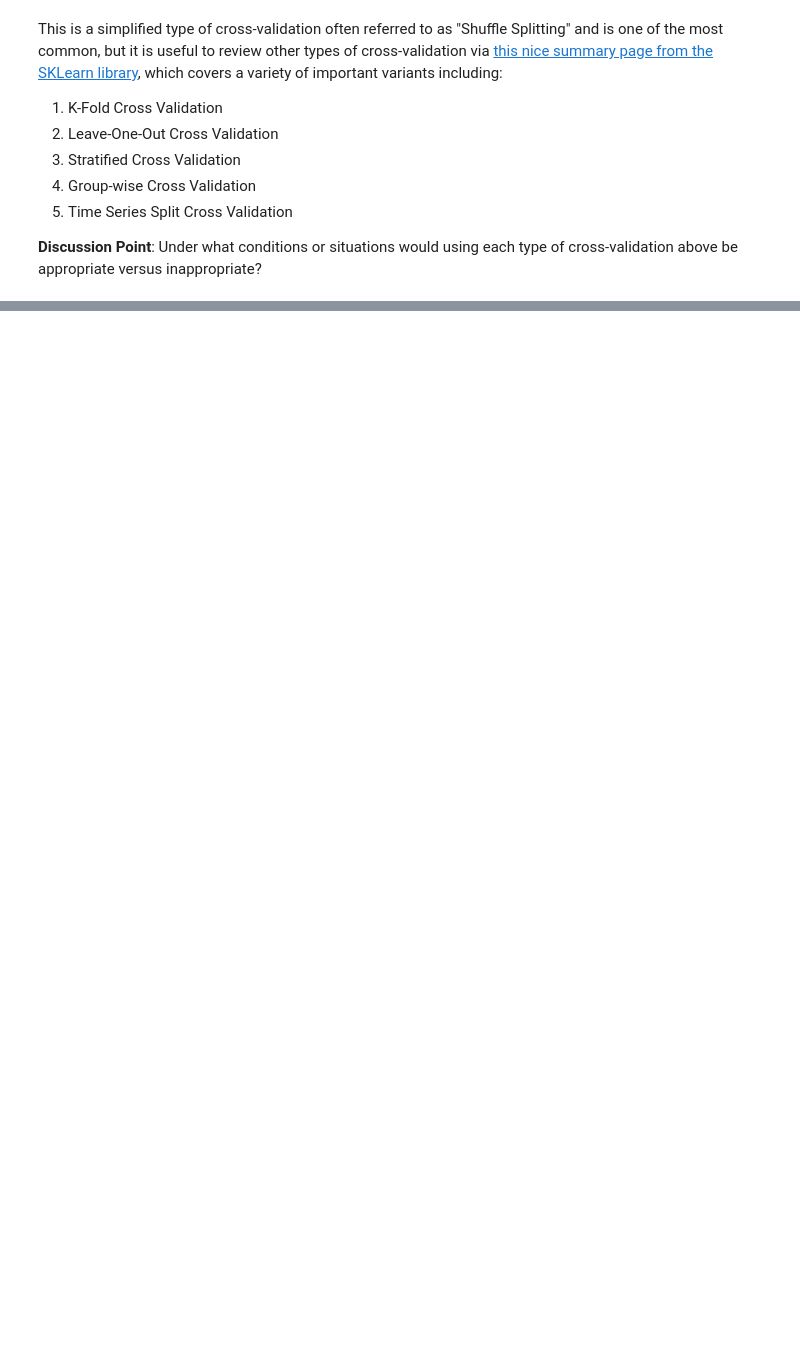
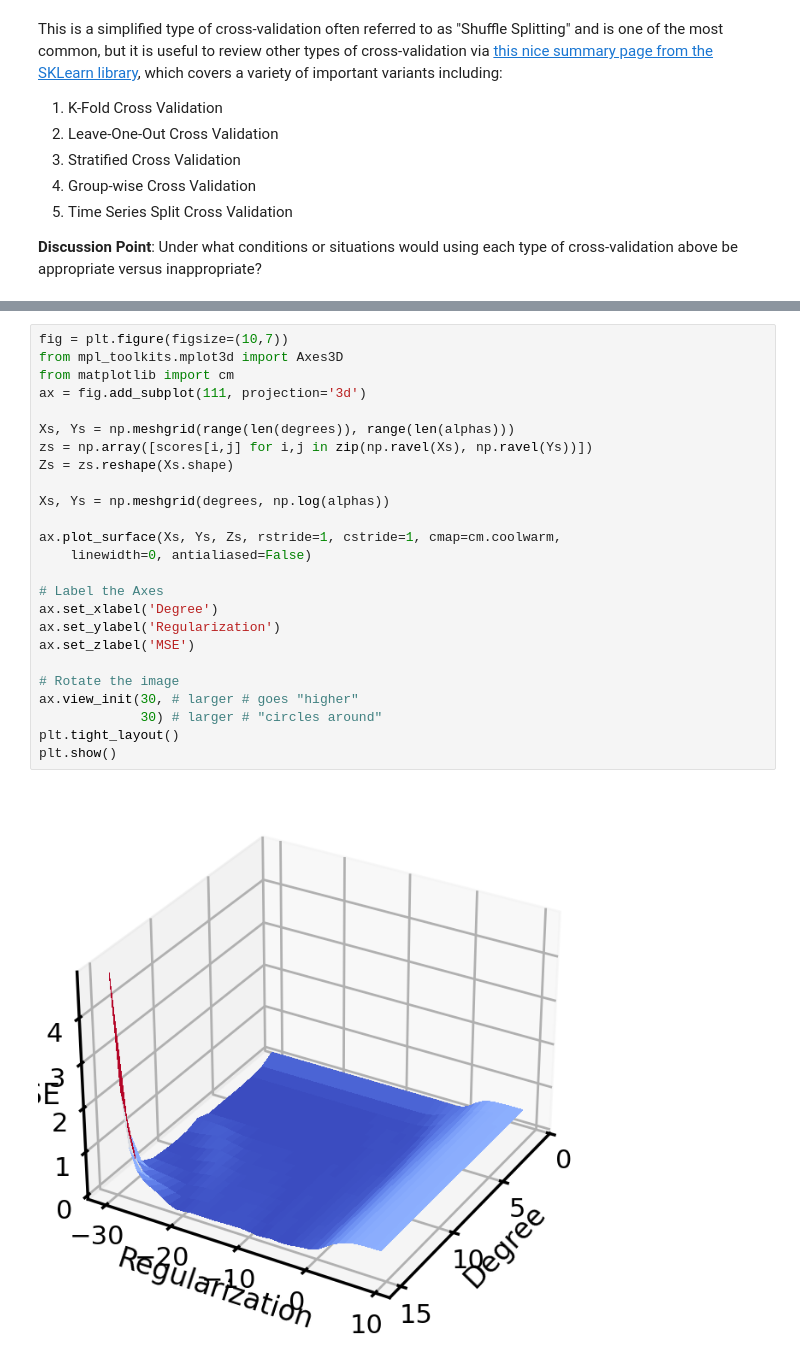
Before and after one commit to zui125/ML4ME_Textbook, a Jupyter notebook: notebooks/cross_validation_linear_regression.ipynb, the cells around one changed output, grey strips where cells are left out. Drawn from its saved outputs; the diff is of its cells as text; blank space fills up the shorter version.

```diff
--- a/notebooks/cross_validation_linear_regression.ipynb
+++ b/notebooks/cross_validation_linear_regression.ipynb
@@ -354,0 +217,27 @@ This is a simplified type of cross-validation often referred to as "Shuffle Spli
+# %%
+fig = plt.figure(figsize=(10,7))
+from mpl_toolkits.mplot3d import Axes3D
+from matplotlib import cm
+ax = fig.add_subplot(111, projection='3d')
+
+Xs, Ys = np.meshgrid(range(len(degrees)), range(len(alphas)))
+zs = np.array([scores[i,j] for i,j in zip(np.ravel(Xs), np.ravel(Ys))])
+Zs = zs.reshape(Xs.shape)
+
+Xs, Ys = np.meshgrid(degrees, np.log(alphas))
+
+ax.plot_surface(Xs, Ys, Zs, rstride=1, cstride=1, cmap=cm.coolwarm,
+    linewidth=0, antialiased=False)
+
+# Label the Axes
+ax.set_xlabel('Degree')
+ax.set_ylabel('Regularization')
+ax.set_zlabel('MSE')
+
+# Rotate the image
+ax.view_init(30, # larger # goes "higher"
+             30) # larger # "circles around"
+plt.tight_layout()
+plt.show()
+# %% [output]
+[figure, added]
```
Also changed, not shown: parts of 50 cells of this notebook, 12 other files.
